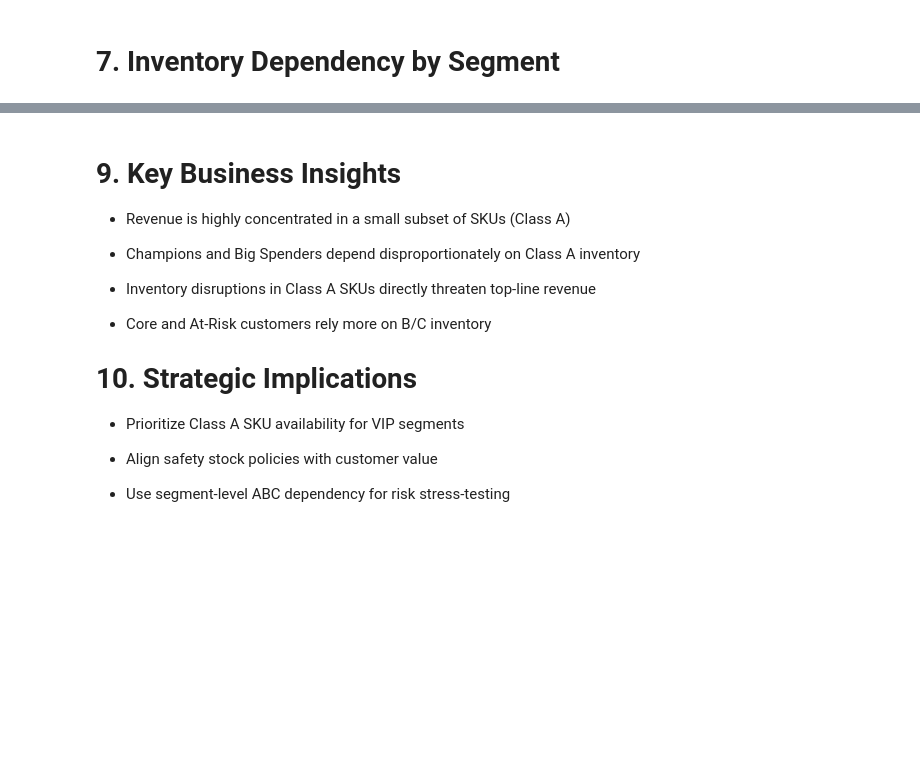
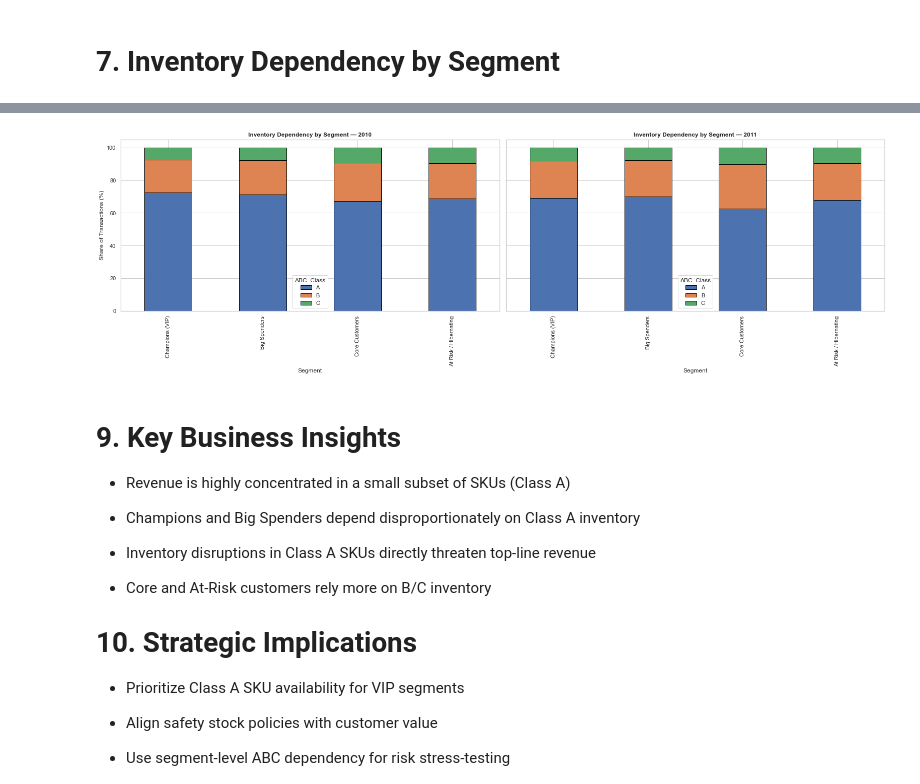
Before and after one commit to JesusSanchezM/1.-Supply-Chain-Intelligence, a Jupyter notebook: notebooks/04_inventory_abc_impact.ipynb, the cells around one changed output, grey strips where cells are left out. Cells and saved outputs as stored; diff of their text form; code cells hidden in the pictures; blank space fills up the shorter version.

```diff
--- a/notebooks/04_inventory_abc_impact.ipynb
+++ b/notebooks/04_inventory_abc_impact.ipynb
@@ -151,16 +246,3 @@ plt.show()
 - Small disruptions can have outsized impact
 # %% [markdown]
 # 6. Linking Customers to Inventory
-# %%
-sku_class_map = sku_revenue.set_index("Description")["ABC_Class"]
-
-df = df.assign(
-    ABC_Class=df["Description"].map(sku_class_map)
-)
-
-df_enriched = df.merge(
-    rfm[["Segment"]],
-    left_on="Customer ID",
-    right_index=True,
-    how="left"
-)
@@ -212,0 +401,78 @@ SyntaxError: invalid syntax (4139780944.py, line 5)
+# %%
+# ===============================================================
+# INVENTORY DEPENDENCY PER SEGMENT
+# Transactional Dependency on ABC Inventory
+# ===============================================================
+
+import matplotlib.pyplot as plt
+import seaborn as sns
+
+sns.set(style="whitegrid")
+plt.rcParams["figure.figsize"] = (12, 6)
+
+# ---------------------------------------------------------------
+# 1. Inventory dependency calculation
+# ---------------------------------------------------------------
+
+def inventory_dependency_by_segment(df_enriched):
+    """
+    Calculates % dependency of each customer segment
+    on ABC inventory classes based on transaction count.
+    """
+    dependency_table = (
+        pd.crosstab(
+            df_enriched["Segment"],
+            df_enriched["ABC_Class"],
+            normalize="index"
+        ) * 100
+    )
+
+    return dependency_table
+
+
+dependency_2010 = inventory_dependency_by_segment(df_enriched_2010)
+dependency_2011 = inventory_dependency_by_segment(df_enriched_2011)
+
+# ---------------------------------------------------------------
+# 2. Display tables
+# ---------------------------------------------------------------
+
+print("📦 Inventory Dependency by Segment — 2010")
+display(dependency_2010.style.format("{:.1f}%"))
+
+print("📦 Inventory Dependency by Segment — 2011")
+display(dependency_2011.style.format("{:.1f}%"))
+
+# ---------------------------------------------------------------
+# 3. Visualization
+# ---------------------------------------------------------------
+
+order = [
+    "Champions (VIP)",
+    "Big Spenders",
+    "Core Customers",
+    "At Risk / Hibernating"
+]
+
+fig, axes = plt.subplots(1, 2, figsize=(22, 7), sharey=True)
+
+dependency_2010.loc[order, ["A", "B", "C"]].plot(
+    kind="bar",
+    stacked=True,
+    ax=axes[0],
+    edgecolor="black"
+)
+axes[0].set_title("Inventory Dependency by Segment — 2010", fontweight="bold")
+axes[0].set_ylabel("Share of Transactions (%)")
+
+dependency_2011.loc[order, ["A", "B", "C"]].plot(
+    kind="bar",
+    stacked=True,
+    ax=axes[1],
+    edgecolor="black"
+)
+axes[1].set_title("Inventory Dependency by Segment — 2011", fontweight="bold")
+
+plt.tight_layout()
+plt.show()
+# %% [output]
@@ -213,3 +493,4 @@ SyntaxError: invalid syntax (4139780944.py, line 5)
+[figure, added]
 # %% [markdown]
 # 9. Key Business Insights
 
```
Also changed, not shown: parts of 11 cells of this notebook, 5 other files.
